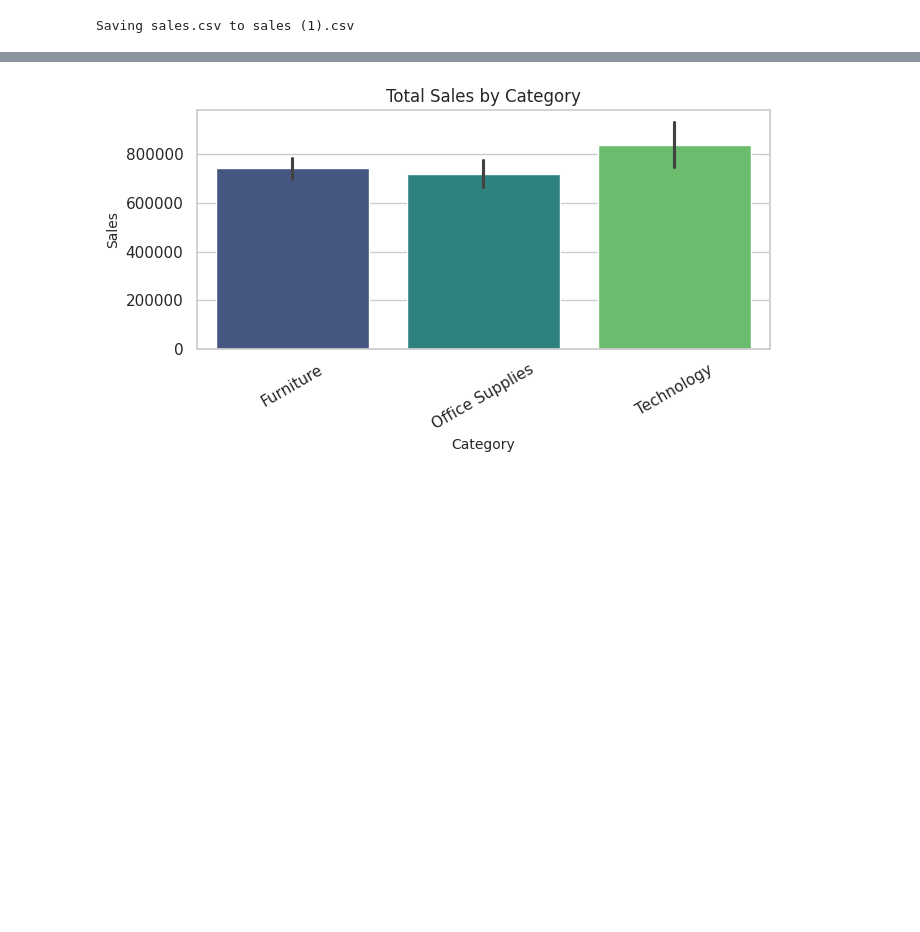
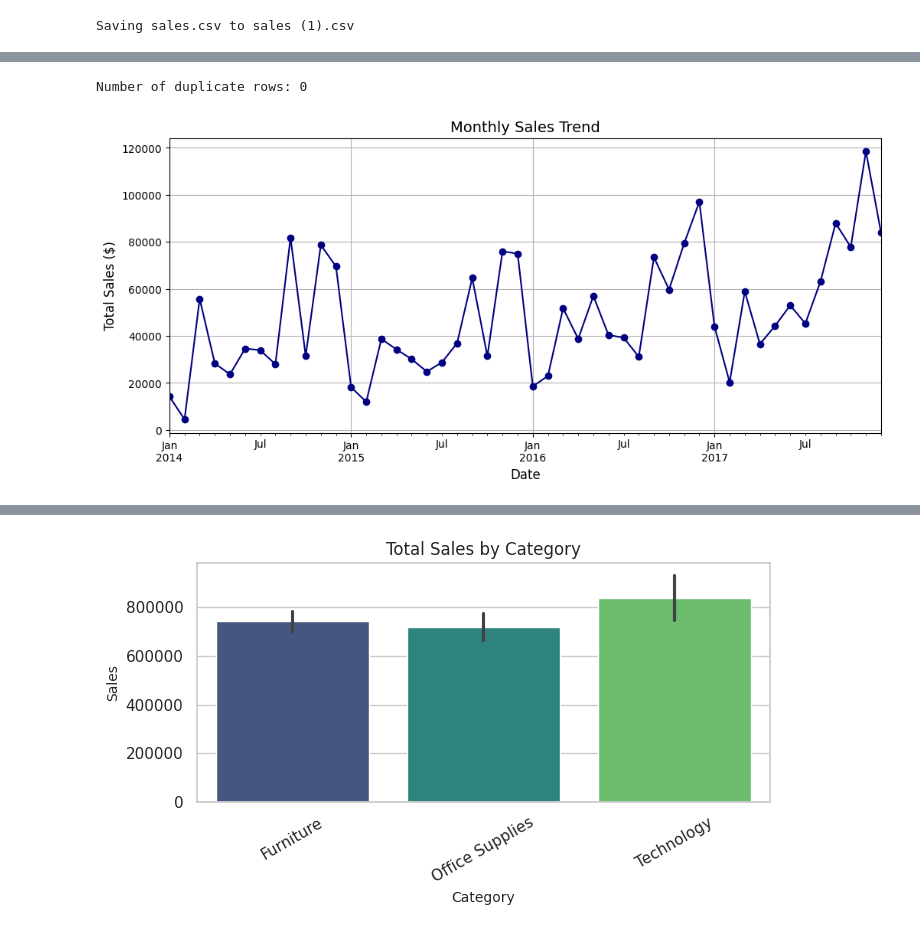
Before and after one commit to abdulkhaleq-sahel/data-science-portfolio, a Jupyter notebook: project-1-data-analysis/sales_data_analysis.ipynb, the cells around one changed output, grey strips where cells are left out. Cells and saved outputs as stored; diff of their text form; code cells hidden in the pictures; blank space fills up the shorter version.

```diff
--- a/project-1-data-analysis/sales_data_analysis.ipynb
+++ b/project-1-data-analysis/sales_data_analysis.ipynb
@@ -178,0 +63,34 @@ dtype: float64
+# %%
+# ============================================================
+# STEP 2: DATA CLEANING
+# ============================================================
+# Convert Date columns
+df['Order Date'] = pd.to_datetime(df['Order Date'])
+
+# Check for duplicates
+duplicates = df.duplicated().sum()
+print(f"Number of duplicate rows: {duplicates}")
+
+# Drop duplicates if any
+df = df.drop_duplicates()
+# %% [output]
+Number of duplicate rows: 0
+# %%
+# ============================================================
+# STEP 3: SALES TREND ANALYSIS
+# ============================================================
+# Extract Year and Month
+df['Month_Year'] = df['Order Date'].dt.to_period('M')
+
+# Group by month and sum sales
+monthly_sales = df.groupby('Month_Year')['Sales'].sum()
+
+plt.figure(figsize=(12, 5))
+monthly_sales.plot(kind='line', marker='o', color='navy')
+plt.title('Monthly Sales Trend', fontsize=14)
+plt.xlabel('Date', fontsize=12)
+plt.ylabel('Total Sales ($)', fontsize=12)
+plt.grid(True)
+plt.show()
+# %% [output]
+[figure, added]
```
Also changed, not shown: parts of 16 cells of this notebook.
